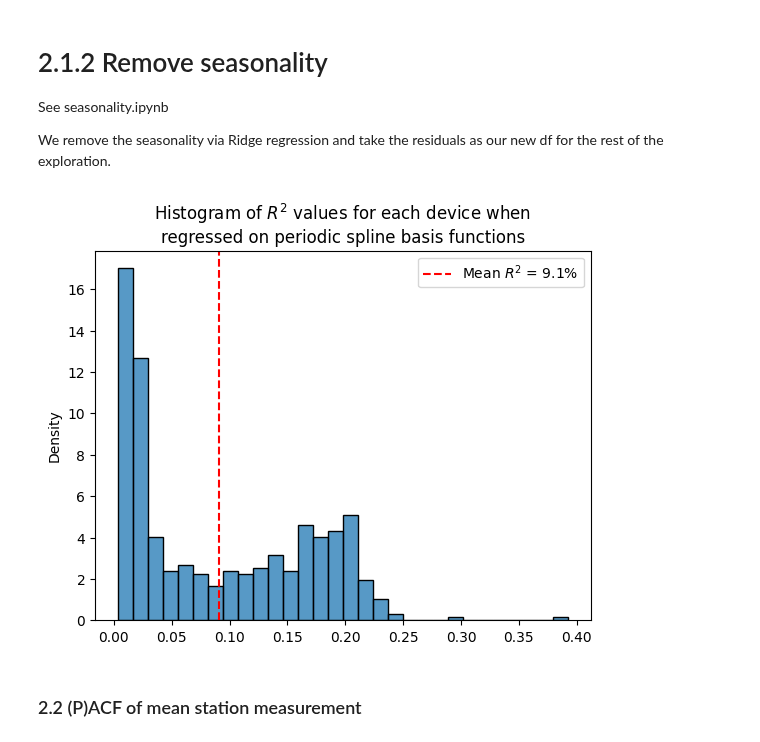
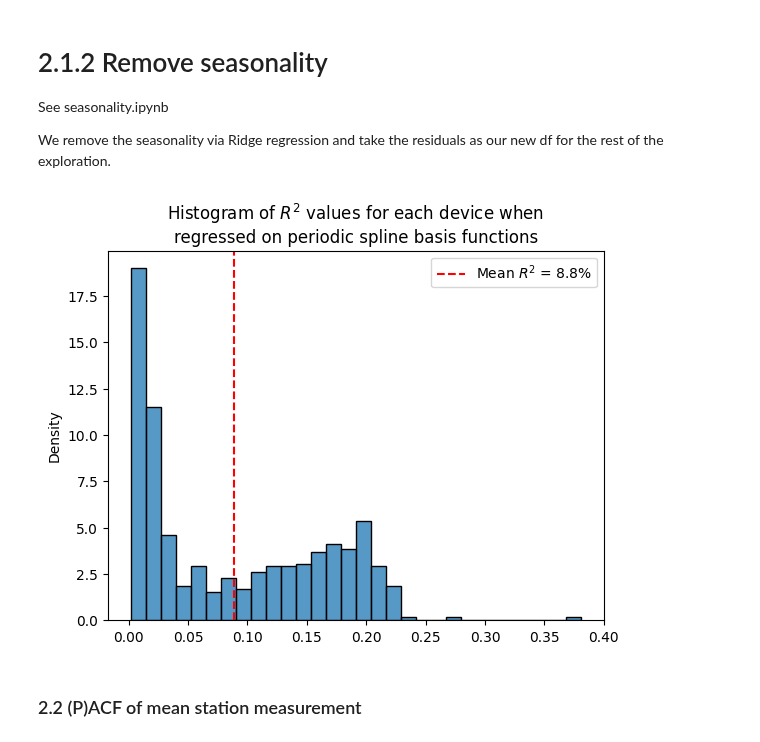
Before and after one commit to Gogonemnem/ensai-assignments, a Jupyter notebook: python_notebooks/explore.ipynb, the cells around one changed output. Cells and saved outputs as stored; diff of their text form; code cells hidden in the pictures.

Commit message:
5 splines leads to best AIC

```diff
--- a/python_notebooks/explore.ipynb
+++ b/python_notebooks/explore.ipynb
@@ -75,36 +75,36 @@ def periodic_spline_transformer(period, n_splines=None, degree=3):
         include_bias=True,
     )
 
-N_SPLINES = 8
+N_SPLINES = 5
 
 df_hour = df.assign(hour=(np.arange(len(df)) % 24))
 splines = periodic_spline_transformer(24, n_splines=N_SPLINES).fit_transform(df_hour[["hour"]])
 splines_df = pd.DataFrame(
     splines,
     columns=[f"spline_{i}" for i in range(splines.shape[1])],
 )
 df_hour_spline = df_hour.merge(splines_df, how = "left", left_on = "hour", right_index = True).drop(columns = "hour")
 
 r2s = []
 residuals = []
 for target_col in df_hour_spline.columns[df_hour_spline.columns.str.startswith("V")]:
     # get ridgecv r^2
     ridgecv = RidgeCV()
     ridgecv.fit(df_hour_spline[["spline_" + str(i) for i in range(N_SPLINES)]], df_hour_spline[target_col])
     r2s.append(ridgecv.score(df_hour_spline[["spline_" + str(i) for i in range(N_SPLINES)]], df_hour_spline[target_col]))
     # get residuals
     residuals.append(df_hour_spline[target_col] - ridgecv.predict(df_hour_spline[["spline_" + str(i) for i in range(N_SPLINES)]]))
 
 r2s = pd.Series(r2s, index = df_hour_spline.columns[df_hour_spline.columns.str.startswith("V")])
 sns.histplot(r2s, bins = 30, stat = "density")
 plt.title("Histogram of $R^2$ values for each device when\nregressed on periodic spline basis functions")
 plt.axvline(r2s.mean(), color = "red", linestyle = "--", label = f"Mean $R^2$ = {r2s.mean() * 100:.1f}%")
 plt.legend()
 
 residuals = pd.concat(residuals, axis = 1)
 df = residuals
 # %% [output]
-[figure, old version]
+[figure, new version]
 # %% [markdown]
 ### 2.2 (P)ACF of mean station measurement
 # %%
```
Also changed, not shown: parts of 19 cells of this notebook, 4 other files.
